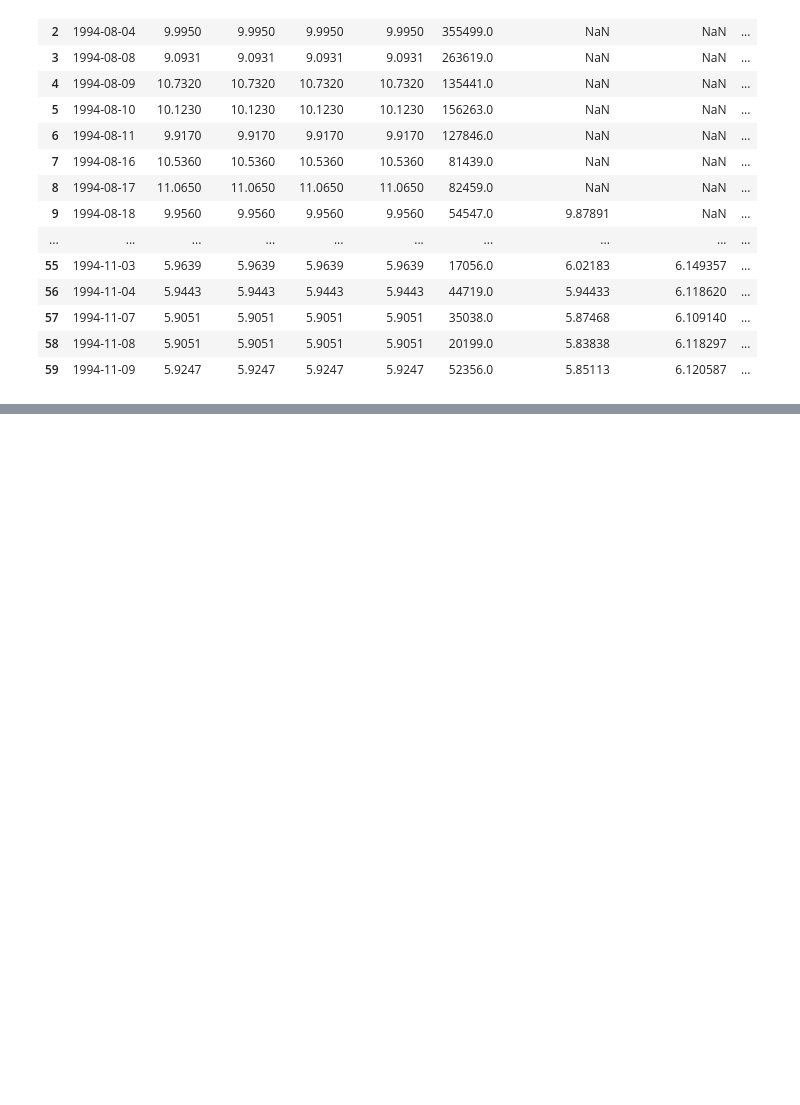
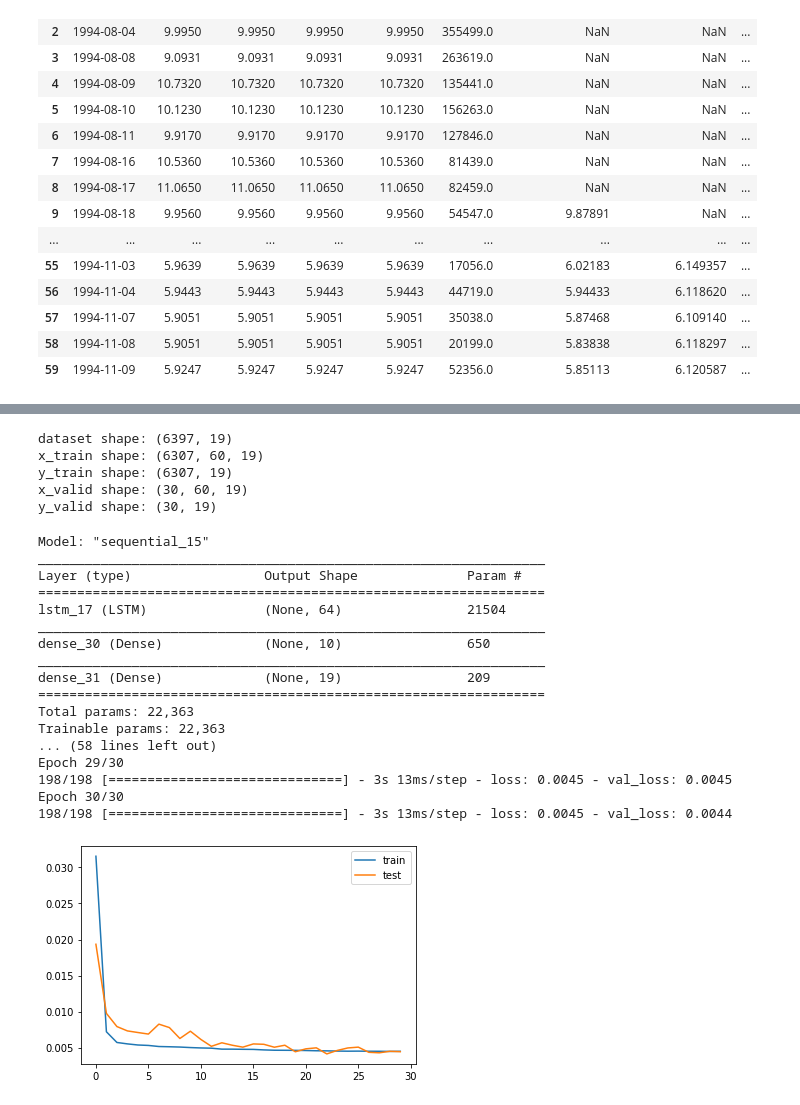
Before and after one commit to WaznyKamo/Deep-Learning-Stock-Price-Prediction, a Jupyter notebook: CDR_Stock_Price_Prediction_Using_LSTM_Deep_Learning_Network.ipynb, the cells around one changed output, grey strips where cells are left out. Saved outputs shown, nothing was run; the diff lists cells and outputs as text; code cells hidden in the pictures; blank space fills up the shorter version.

```diff
--- a/CDR_Stock_Price_Prediction_Using_LSTM_Deep_Learning_Network.ipynb
+++ b/CDR_Stock_Price_Prediction_Using_LSTM_Deep_Learning_Network.ipynb
@@ -397,0 +408,4 @@ daily_data.head(60)
+# %%
+# drop first 60 rows so all columns have not null data
+ta_training_set = daily_data.drop(columns=['Data'])[59:]
+ta_dataset, ta_scaler = preprocess_scaled_data(ta_training_set)
@@ -397,0 +417,72 @@ daily_data.head(60)
+# %%
+print('dataset shape: ' + str(ta_dataset.shape))
+
+# using data from last 30 days for validation, rest for training
+training_data = ta_dataset[:-30,:]
+
+x_train = []
+y_train = []
+x_valid = []
+y_valid = []
+
+# predicting prices from data from last 60 days
+for i in range(60, training_data.shape[0]):
+  x_train.append(training_data[i-60:i, :])
+  y_train.append(training_data[i,:])
+
+x_train, y_train = np.array(x_train), np.array(y_train)
+
+print('x_train shape: ' + str(x_train.shape))
+print('y_train shape: ' + str(y_train.shape))
+
+for i in range(ta_dataset.shape[0] - 30, ta_dataset.shape[0]):
+  x_valid.append(ta_dataset[i-60:i, :])
+  y_valid.append(ta_dataset[i,:])
+
+x_valid, y_valid = np.array(x_valid), np.array(y_valid)
+
+print('x_valid shape: ' + str(x_valid.shape))
+print('y_valid shape: ' + str(y_valid.shape))
+# %% [output]
+dataset shape: (6397, 19)
+x_train shape: (6307, 60, 19)
+y_train shape: (6307, 19)
+x_valid shape: (30, 60, 19)
+y_valid shape: (30, 19)
+# %%
+model = Sequential()
+model.add(LSTM(64, input_shape=[x_train.shape[1], x_train.shape[2]]))#, return_sequences=True))
+
+#model.add(Dropout(0.3))
+model.add(Dense(10))
+model.add(Dense(x_train.shape[2]))
+
+model.summary()
+
+model.compile(loss='mse', optimizer='adam')
+
+history = model.fit(x_train, y_train, epochs=30, validation_data=(x_valid, y_valid))
+
+plt.plot(history.history['loss'], label='train')
+plt.plot(history.history['val_loss'], label='test')
+plt.legend()
+plt.show()
+# %% [output]
+Model: "sequential_15"
+_________________________________________________________________
+Layer (type)                 Output Shape              Param #
+=================================================================
+lstm_17 (LSTM)               (None, 64)                21504
+_________________________________________________________________
+dense_30 (Dense)             (None, 10)                650
+_________________________________________________________________
+dense_31 (Dense)             (None, 19)                209
+=================================================================
+Total params: 22,363
+Trainable params: 22,363
+... (58 lines left out)
+Epoch 29/30
+198/198 [==============================] - 3s 13ms/step - loss: 0.0045 - val_loss: 0.0045
+Epoch 30/30
+198/198 [==============================] - 3s 13ms/step - loss: 0.0045 - val_loss: 0.0044
+[figure, added]
```
Also changed, not shown: parts of 15 cells of this notebook.
